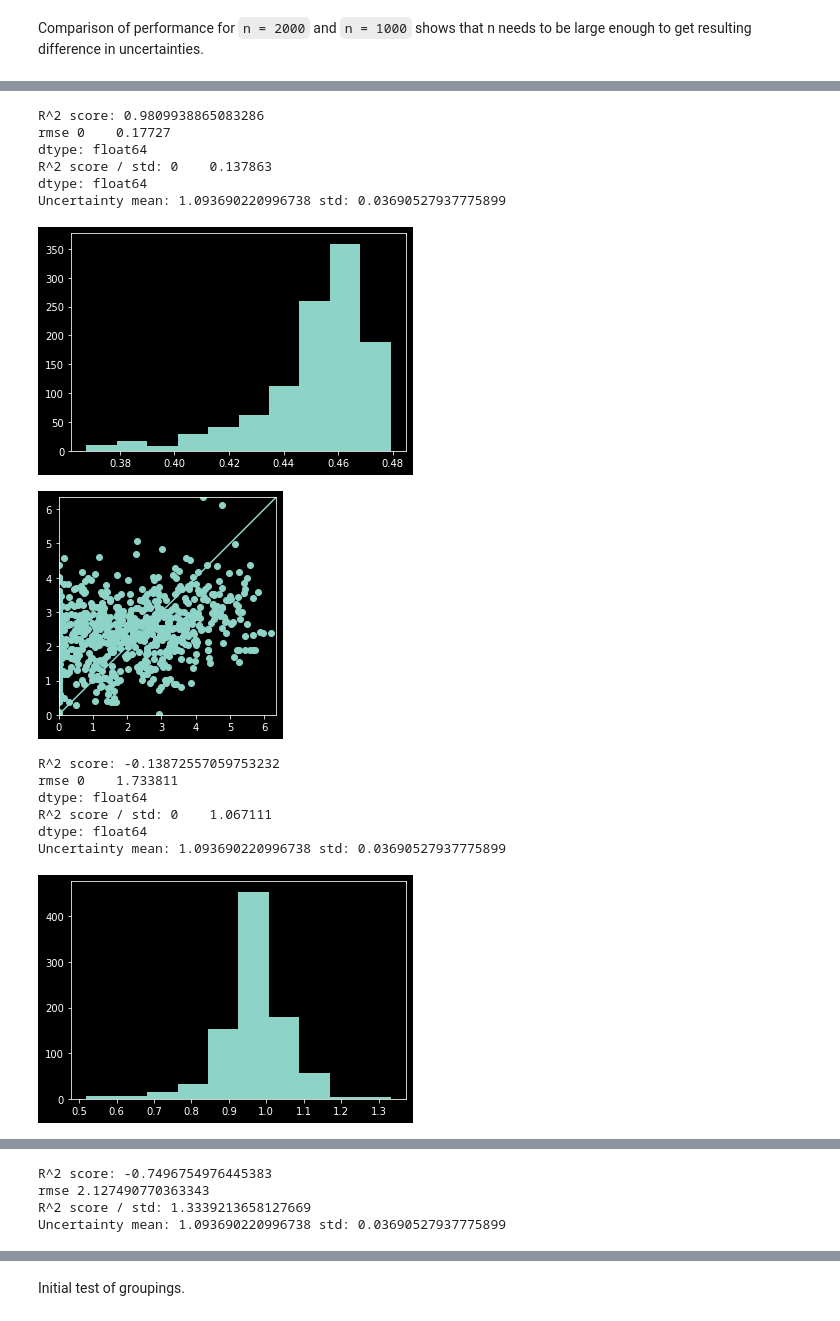
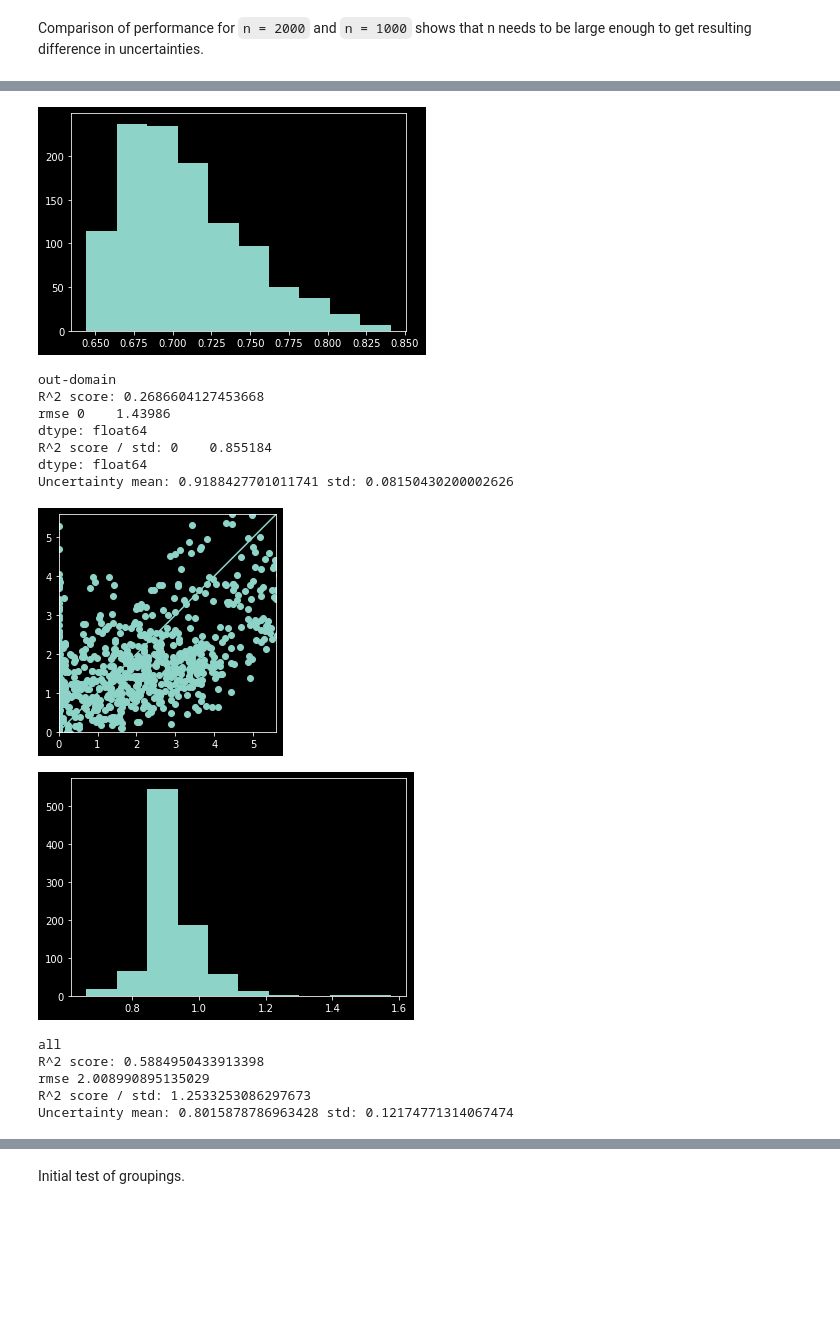
Before and after one commit to uw-cmg/MAST-ML, a Jupyter notebook: Pickle.ipynb, the cells around one changed output, grey strips where cells are left out. Saved outputs shown, nothing was run; the diff lists cells and outputs as text; code cells hidden in the pictures; blank space fills up the shorter version.

```diff
--- a/Pickle.ipynb
+++ b/Pickle.ipynb
@@ -292,7 +277,7 @@ Uncertainty mean: 0.32828067275191697 std: 0.33800301964853663
 # %% [markdown]
 Comparison of performance for `n = 2000` and `n = 1000` shows that n needs to be large enough to get resulting difference in uncertainties.
 # %%
-test_domain(comp_zip_y, n = 2000, element = "O", threshold = 0, min_train_group = 500)
+test_domain(comp_zip_y, n = 2000, element = ["O"], threshold = 0, min_train_group = 500)
 # %% [output]
 Dropping 5/440 generated columns due to missing values
 Start fitting
@@ -301,15 +293,15 @@ Done. Time for GPR fitting: 59.464
+[figure, new version]
-R^2 score: 0.9809938865083286
-rmse 0    0.17727
+out-domain
+R^2 score: 0.2686604127453668
+rmse 0    1.43986
 dtype: float64
-R^2 score / std: 0    0.137863
+R^2 score / std: 0    0.855184
 dtype: float64
-Uncertainty mean: 1.093690220996738 std: 0.03690527937775899
+Uncertainty mean: 0.9188427701011741 std: 0.08150430200002626
-[figure, old version]
-[figure, old version]
+[figure, new version]
+[figure, new version]
-R^2 score: -0.13872557059753232
-rmse 0    1.733811
-dtype: float64
-R^2 score / std: 0    1.067111
-dtype: float64
-Uncertainty mean: 1.093690220996738 std: 0.03690527937775899
+all
+R^2 score: 0.5884950433913398
+rmse 2.008990895135029
+R^2 score / std: 1.2533253086297673
+Uncertainty mean: 0.8015878786963428 std: 0.12174771314067474
-[figure, old version]
@@ -317,4 +308,0 @@ Uncertainty mean: 1.093690220996738 std: 0.03690527937775899
-R^2 score: -0.7496754976445383
-rmse 2.127490770363343
-R^2 score / std: 1.3339213658127669
-Uncertainty mean: 1.093690220996738 std: 0.03690527937775899
```
Also changed, not shown: parts of 9 cells of this notebook.
